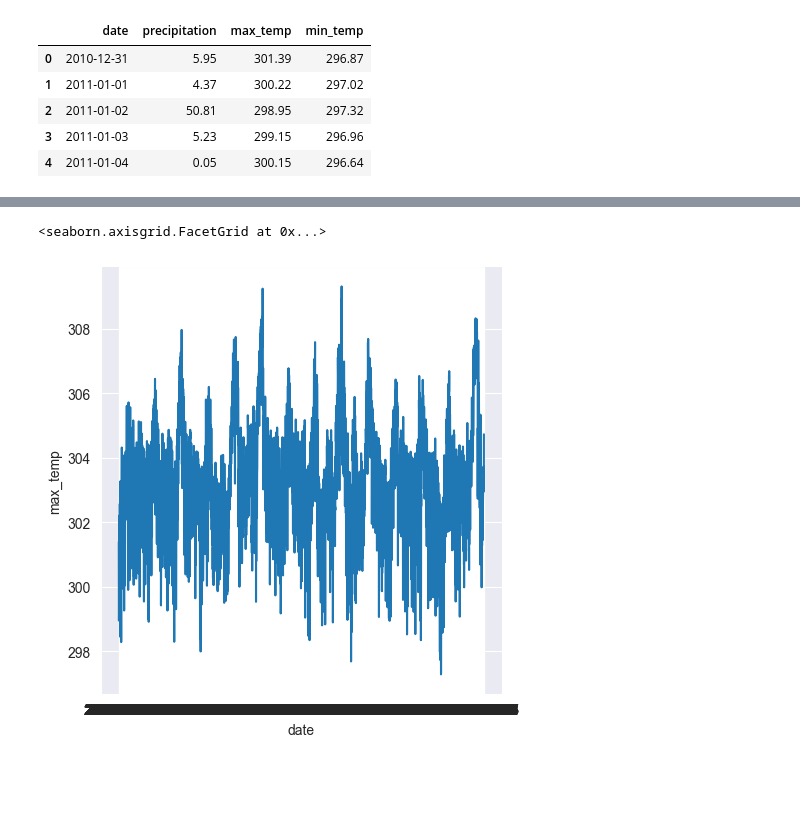
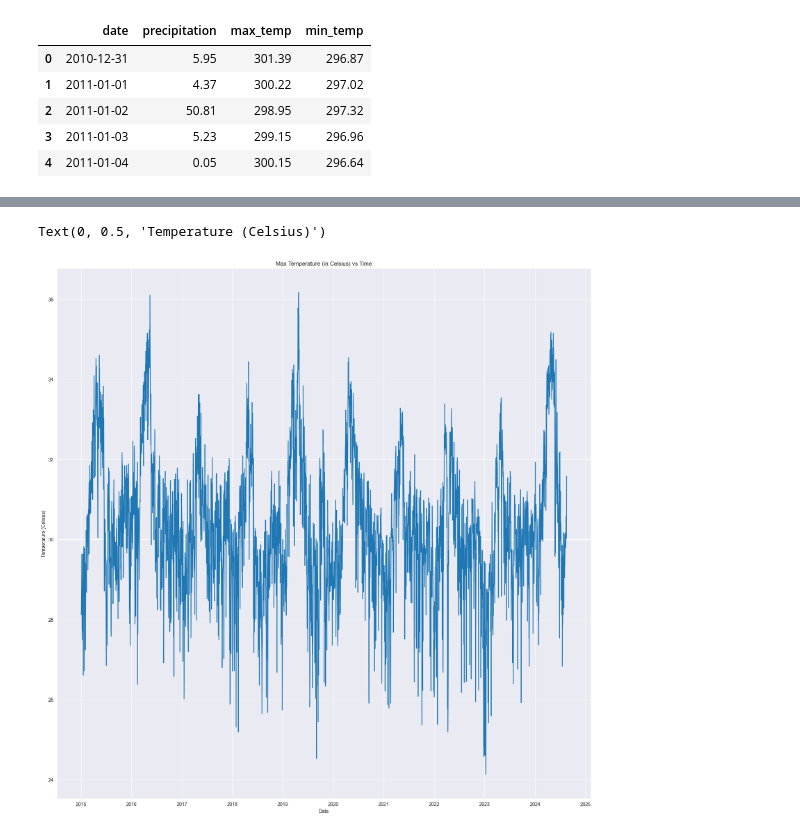
Before and after one commit to Iloilo-Dengue-Watch/Iloilo-Dengue-Watch, a Jupyter notebook: eda_notebook.ipynb, the cells around one changed output, grey strips where cells are left out. Saved outputs shown, nothing was run; the diff lists cells and outputs as text; code cells hidden in the pictures; blank space fills up the shorter version.

Commit message:
update weather data

```diff
--- a/eda_notebook.ipynb
+++ b/eda_notebook.ipynb
@@ -226,0 +236,4 @@ df_weather_summary.head()
+# %%
+import datetime
+df_weather_summary['date'] = pd.to_datetime(df_weather_summary['date'])
+df_weather_summary.info()
@@ -226,0 +252,3 @@ df_weather_summary.head()
+# %%
+df_weather_summary['max_temp'] = df_weather_summary['max_temp'] - 273.15
+df_weather_summary['min_temp'] = df_weather_summary['min_temp'] - 273.15
@@ -227,5 +271,9 @@ df_weather_summary.head()
 # %%
-sns.relplot(data=df_weather_summary, x='date', y='max_temp', kind='line')
+fig,ax = plt.subplots(1,1, figsize=(20,20))
+sns.lineplot(data=df_weather_summary[df_weather_summary['date'] > "2015-01-01"], x='date', y='max_temp', ax=ax)
+plt.title("Max Temperature (in Celsius) vs Time")
+plt.xlabel("Date")
+plt.ylabel("Temperature (Celsius)")
 # %% [output]
-<seaborn.axisgrid.FacetGrid at 0x...>
+Text(0, 0.5, 'Temperature (Celsius)')
-[figure, old version]
+[figure, new version]
```
Also changed, not shown: parts of 5 cells of this notebook, 2 other files.
